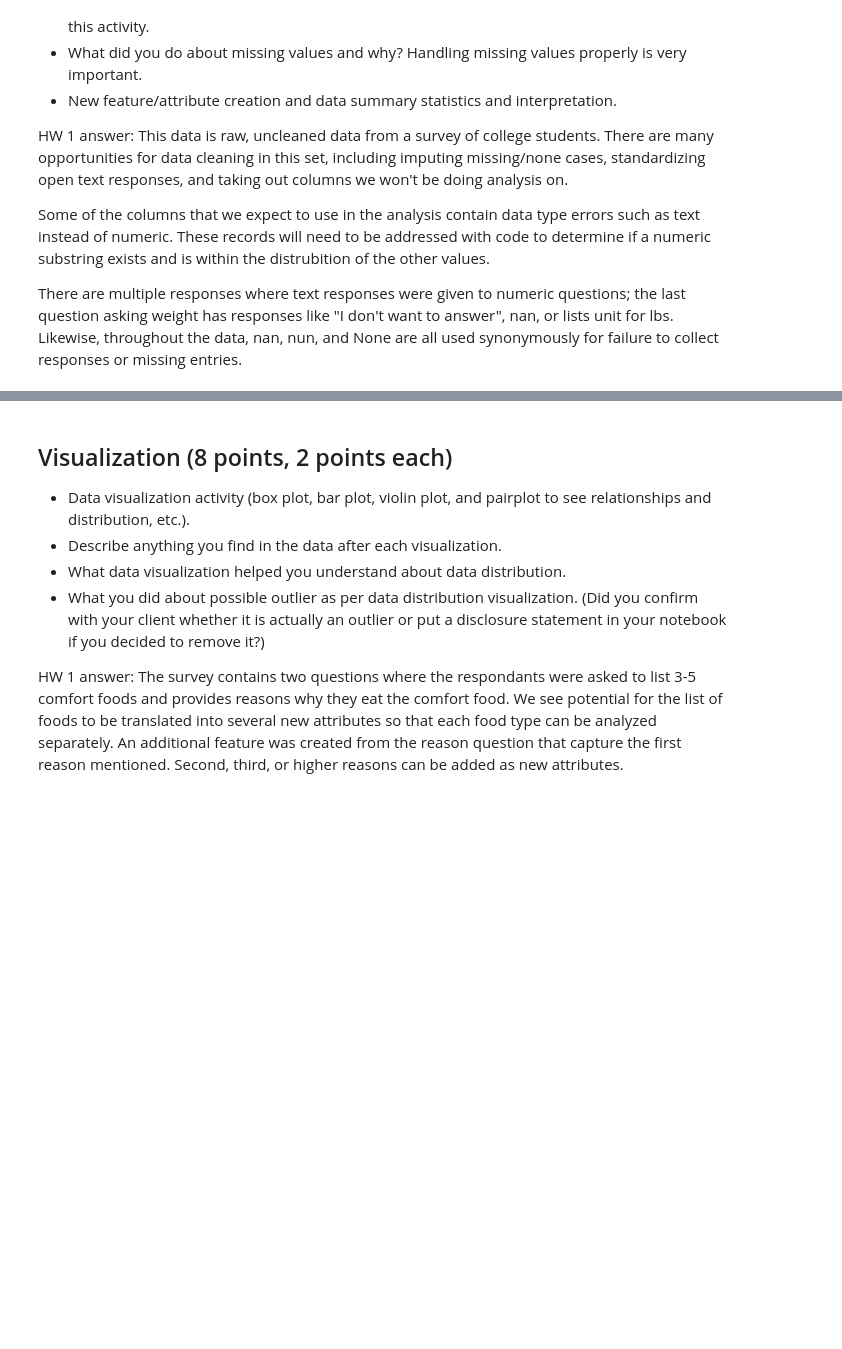
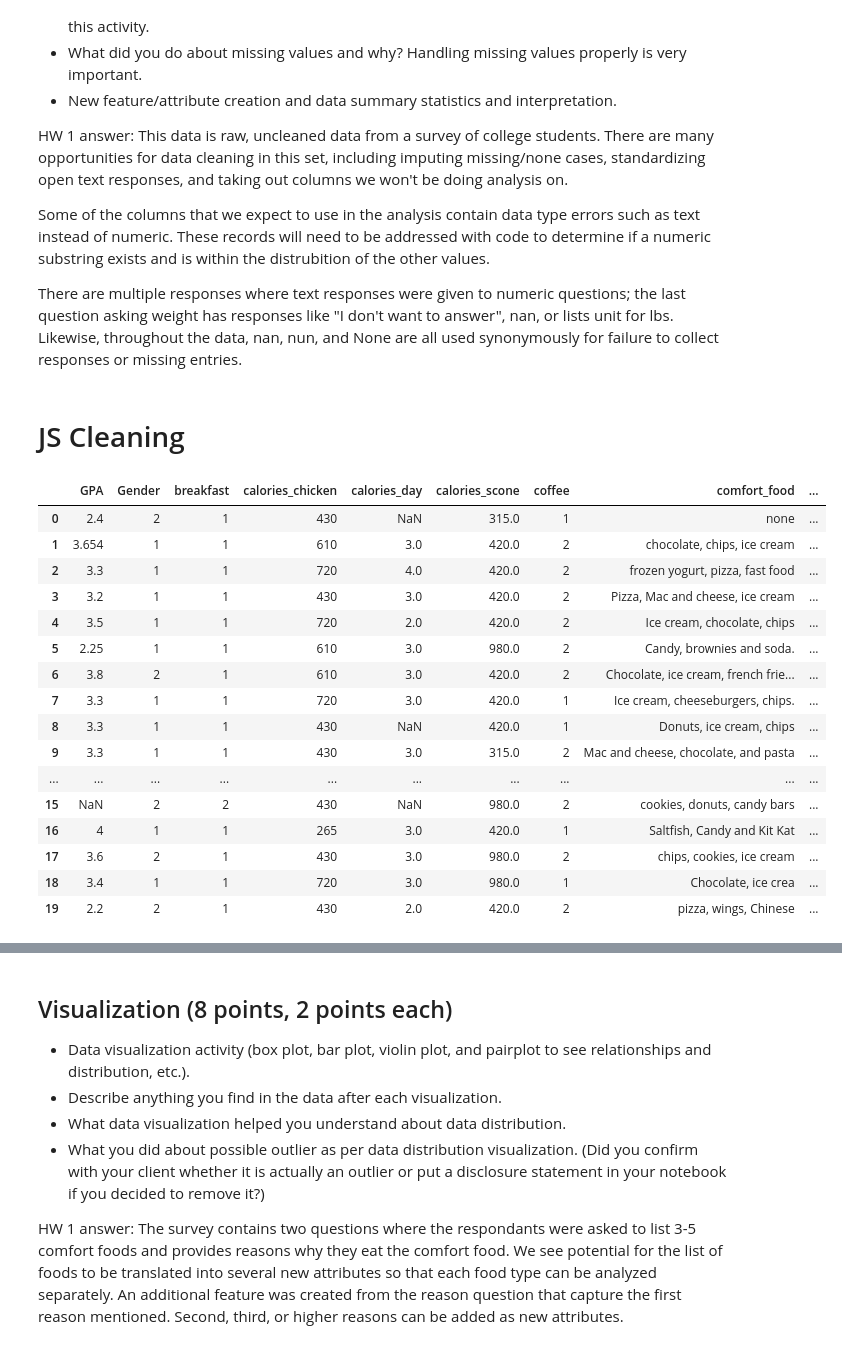
Before and after one commit to cuneom/COMP-4447-Final-Project---Food, a Jupyter notebook: FinalProject.ipynb, the cells around one changed output, grey strips where cells are left out. Drawn from its saved outputs; the diff is of its cells as text; code cells hidden in the pictures; blank space fills up the shorter version.

Commit message:
JS Data Cleaning Edits

```diff
--- a/FinalProject.ipynb
+++ b/FinalProject.ipynb
@@ -124,3 +127,47 @@ This data is raw, uncleaned data from a survey of college students. There are ma
 Some of the columns that we expect to use in the analysis contain data type errors such as text instead of numeric. These records will need to be addressed with code to determine if a numeric substring exists and is within the distrubition of the other values.
 
 There are multiple responses where text responses were given to numeric questions; the last question asking weight has responses like "I don't want to answer", nan, or lists unit for lbs. Likewise, throughout the data, nan, nun, and None are all used synonymously for failure to collect responses or missing entries.
+# %% [markdown]
+# JS Cleaning
+# %%
+#calculate healthiness score - low score for healthest options (new feature)
+
+#breakfast = 1 (Cereal), 2 (donuts). 1 = healthy (H), 2 = unhealthy (UH)
+#coffee = 1 (creamy frapuccino), 2 (espresso). 1 = UH, 2 = H
+#drink = 1 (orange juice), 2 (soda). 1 = H, 2 = UH
+#fries = 1 (McDonalds fries), 2 (home fries). 1 = UH, 2 = H
+#soup = 1 (vegetable soup), 2 (creamy soup). 1 = H, 2 = UH
+
+#checking column types
+df.dtypes
+
+
+#recoding columns - 0 is healthier option, 1 is unhealthier option
+df['rbreakfast'] = [0 if x == 1 else 1 for x in df['breakfast']]
+df['rcoffee'] = [0 if x == 2 else 1 for x in df['coffee']]
+df['rdrink'] = [0 if x == 1 else 1 for x in df['drink']]
+df['rfries'] = [0 if x == 2 else 1 for x in df['fries']]
+df['rsoup'] = [0 if x == 1 else 1 for x in df['soup']]
+df.head(20)
+
+#total healthiness score
+df['healthiness_score'] = df['rbreakfast'] + df['rcoffee'] + df['rdrink'] + df['rfries'] + df['rsoup']
+df.head(20)
+# %% [output]
+|  | GPA | Gender | breakfast | calories_chicken | calories_day | calories_scone | coffee | comfort_food | ... |
+| 0 | 2.4 | 2 | 1 | 430 | NaN | 315.0 | 1 | none | ... |
+| 1 | 3.654 | 1 | 1 | 610 | 3.0 | 420.0 | 2 | chocolate, chips, ice cream | ... |
+| 2 | 3.3 | 1 | 1 | 720 | 4.0 | 420.0 | 2 | frozen yogurt, pizza, fast food | ... |
+| 3 | 3.2 | 1 | 1 | 430 | 3.0 | 420.0 | 2 | Pizza, Mac and cheese, ice cream | ... |
+| 4 | 3.5 | 1 | 1 | 720 | 2.0 | 420.0 | 2 | Ice cream, chocolate, chips | ... |
+| 5 | 2.25 | 1 | 1 | 610 | 3.0 | 980.0 | 2 | Candy, brownies and soda. | ... |
+| 6 | 3.8 | 2 | 1 | 610 | 3.0 | 420.0 | 2 | Chocolate, ice cream, french frie... | ... |
+| 7 | 3.3 | 1 | 1 | 720 | 3.0 | 420.0 | 1 | Ice cream, cheeseburgers, chips. | ... |
+| 8 | 3.3 | 1 | 1 | 430 | NaN | 420.0 | 1 | Donuts, ice cream, chips | ... |
+| 9 | 3.3 | 1 | 1 | 430 | 3.0 | 315.0 | 2 | Mac and cheese, chocolate, and pasta | ... |
+| ... | ... | ... | ... | ... | ... | ... | ... | ... | ... |
+| 15 | NaN | 2 | 2 | 430 | NaN | 980.0 | 2 | cookies, donuts, candy bars | ... |
+| 16 | 4 | 1 | 1 | 265 | 3.0 | 420.0 | 1 | Saltfish, Candy and Kit Kat | ... |
+| 17 | 3.6 | 2 | 1 | 430 | 3.0 | 980.0 | 2 | chips, cookies, ice cream | ... |
+| 18 | 3.4 | 1 | 1 | 720 | 3.0 | 980.0 | 1 | Chocolate, ice crea | ... |
+| 19 | 2.2 | 2 | 1 | 430 | 2.0 | 420.0 | 2 | pizza, wings, Chinese | ... |
```
Also changed, not shown: parts of 6 cells of this notebook.
